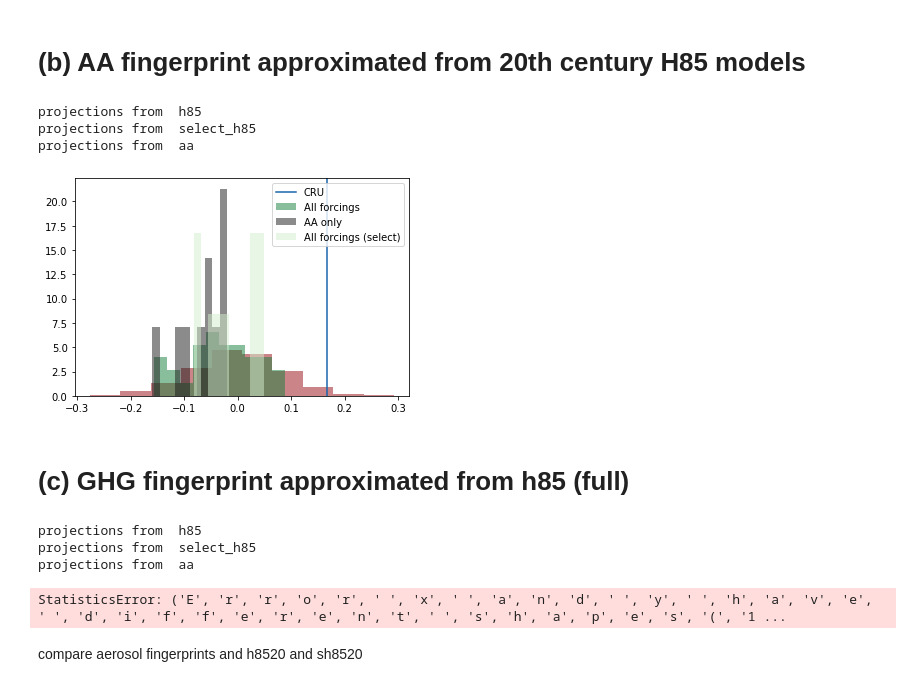
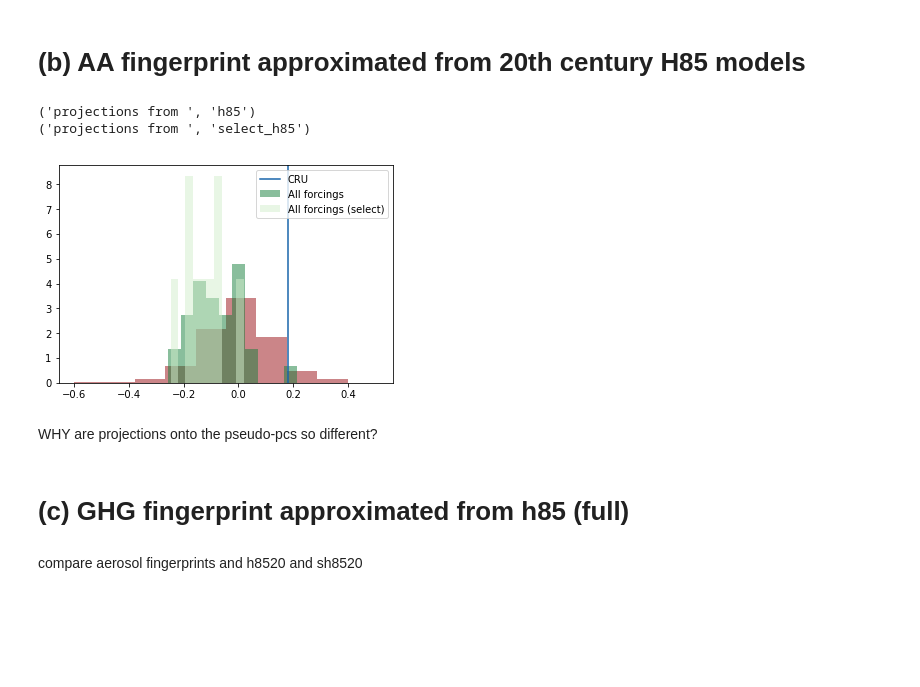
Before and after one commit to katemarvel/Sahel_Code, a Jupyter notebook: SahelFingerprinting-MESS.ipynb, the cells around one changed output. Cells and saved outputs as stored; diff of their text form; code cells hidden in the pictures; blank space fills up the shorter version.

Commit message:
fingerprint covariances

```diff
--- a/SahelFingerprinting-MESS.ipynb
+++ b/SahelFingerprinting-MESS.ipynb
@@ -1005,10 +990,10 @@ class Detector():
         fac=DA_tools.get_orientation(fingerprint)
         Z_obs = self.CRU.project_on_solver(fingerprint)*fac
         Z_obs=Z_obs(time=self.time_bounds)
-        PC=fingerprint.pcs()[:,0]*fac
+        #PC=fingerprint.pcs()[:,0]*fac
+        PC=getattr(self,experiment).pseudoPC(projections_from=h85,time_bounds=fingerprint_time)*fac
         PC=PC(time=self.time_bounds)
-        print(Zobs.shape)
-        print(PC.shape)
+
         return Z_obs,PC
     def obs_projection_coefficient(self,experiment,fingerprint_time=None):
         Z_obs,PC=self.get_obs_proj(experiment,fingerprint_time=fingerprint_time)
@@ -1032,7 +1017,9 @@ class Detector():
 
         projections = getattr(self,experiment).project_on_solver(projections_from=projections_from,\
                           time_bounds=None)*fac
-        PC=fingerprint.pcs()[:,0]*fac
+        projections=projections(time=self.time_bounds)
+        PC=getattr(self,experiment).pseudoPC(projections_from=h85,time_bounds=fingerprint_time)*fac
+        #PC=fingerprint.pcs()[:,0]*fac
         projections=projections(time=self.time_bounds)
         PC=PC(time=self.time_bounds)
 
@@ -1056,7 +1043,8 @@ class Detector():
                             fingerprint_time=None):
         fingerprint=getattr(self,experiment).fingerprint(time_bounds=fingerprint_time)
         fac=DA_tools.get_orientation(fingerprint)
-        PC=fingerprint.pcs()[:,0]*fac
+        PC=getattr(self,experiment).pseudoPC(projections_from=h85,time_bounds=fingerprint_time)*fac
+        #PC=fingerprint.pcs()[:,0]*fac
         PC=PC(time=self.time_bounds)
         noise=piC.project_on_solver(fingerprint)*fac
         return noise,PC
@@ -1082,10 +1070,13 @@ class Detector():
             self.select_h85_signals=self.model_projection_coefficients(experiment,\
                                           fingerprint_time=fingerprint_time,\
                                           projections_from="select_h85")
-
-        self.aa_signals=self.model_projection_coefficients(experiment,\
-                                      fingerprint_time=fingerprint_time,\
-                                      projections_from="aa")
+        aa_shape=self.aa.anomalies["pr_CE"](time=self.time_bounds).shape[0]
+        print("aa shape is",aa_shape)
+        obs_shape=self.CRU.anomalies["pr_CE"](time=self.time_bounds).shape[0]
+        if aa_shape==obs_shape:
+            self.aa_signals=self.model_projection_coefficients(experiment,\
+                                          fingerprint_time=fingerprint_time,\
+                                          projections_from="aa")
         self.noise = self.noise_coefficients(experiment, fingerprint_time=fingerprint_time)
         self.experiment=experiment
 
@@ -1103,11 +1094,11 @@ class Detector():
                      alpha=0.5,\
                      color=self.get_colors("h85"),label="All forcings")
        # DA_tools.fit_normals_to_data(self.h85_signals,\c=self.get_colors("h85"))
-
-        tmp=plt.hist(self.aa_signals,\
-                     density=True,\
-                     alpha=0.5,\
-                     color=self.get_colors("aa"),label="AA only")
+        if hasattr(self,"aa_signals"):
+            tmp=plt.hist(self.aa_signals,\
+                         density=True,\
+                         alpha=0.5,\
+                         color=self.get_colors("aa"),label="AA only")
         if select:
             tmp=plt.hist(self.select_h85_signals,\
                      density=True,\
@@ -1182,27 +1165,23 @@ projections from  aa
 # %% [markdown]
 # (b) AA fingerprint approximated from 20th century H85 models
 # %%
-TEST.set_time_bounds("1901-1-1",'1999-12-31')
+TEST.set_time_bounds("1901-1-1",'2016-12-31')
 
 TEST.DA("h85",fingerprint_time=("1901-1-1",'1999-12-31'))
 TEST.plot_DA(select=True)
 # %% [output]
-projections from  h85
-projections from  select_h85
-projections from  aa
+('projections from ', 'h85')
+('projections from ', 'select_h85')
-[figure, old version]
+[figure, new version]
+# %% [markdown]
+WHY are projections onto the pseudo-pcs so different?
 # %% [markdown]
 # (c) GHG fingerprint approximated from h85 (full)
 # %%
-TEST.set_time_bounds("1901-1-1",'2016-12-31')
+TEST.set_time_bounds("1901-1-1",'2005-12-31')
 
 TEST.DA("h85")
 TEST.plot_DA(select=True)
-# %% [output]
-projections from  h85
-projections from  select_h85
-projections from  aa
-StatisticsError: ('E', 'r', 'r', 'o', 'r', ' ', 'x', ' ', 'a', 'n', 'd', ' ', 'y', ' ', 'h', 'a', 'v', 'e', ' ', 'd', 'i', 'f', 'f', 'e', 'r', 'e', 'n', 't', ' ', 's', 'h', 'a', 'p', 'e', 's', '(', '1 ...
 # %% [markdown]
 compare aerosol fingerprints and h8520 and sh8520
 # %%
```
Also changed, not shown: parts of 51 cells of this notebook.
